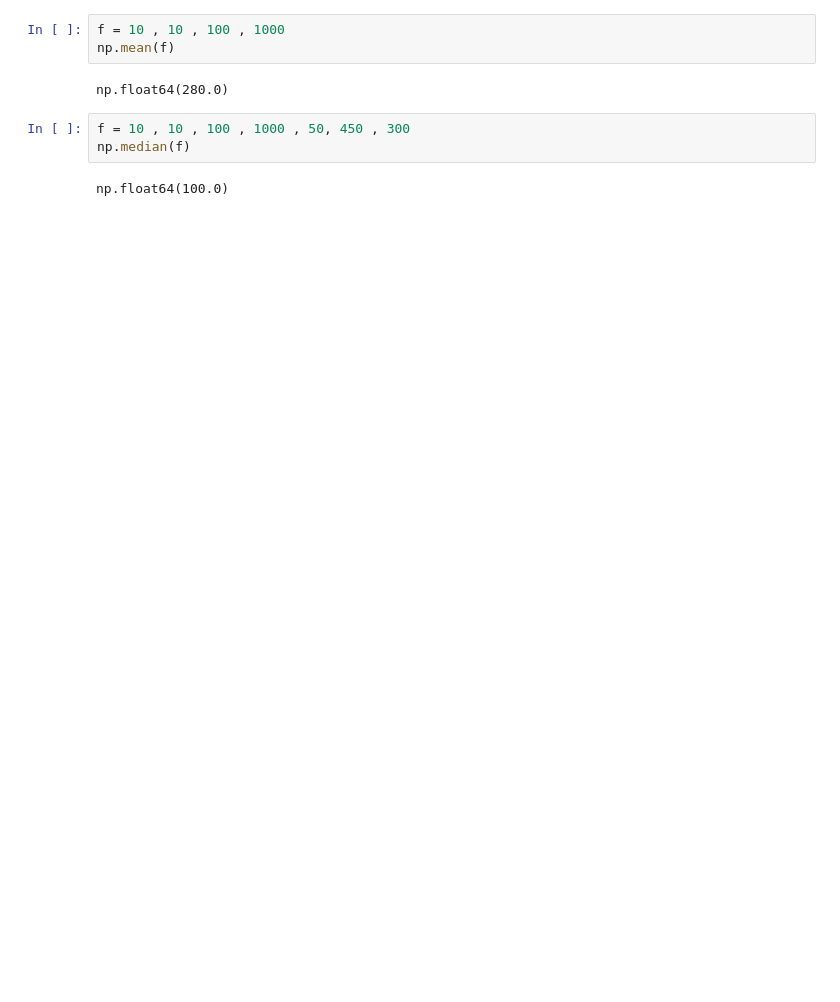
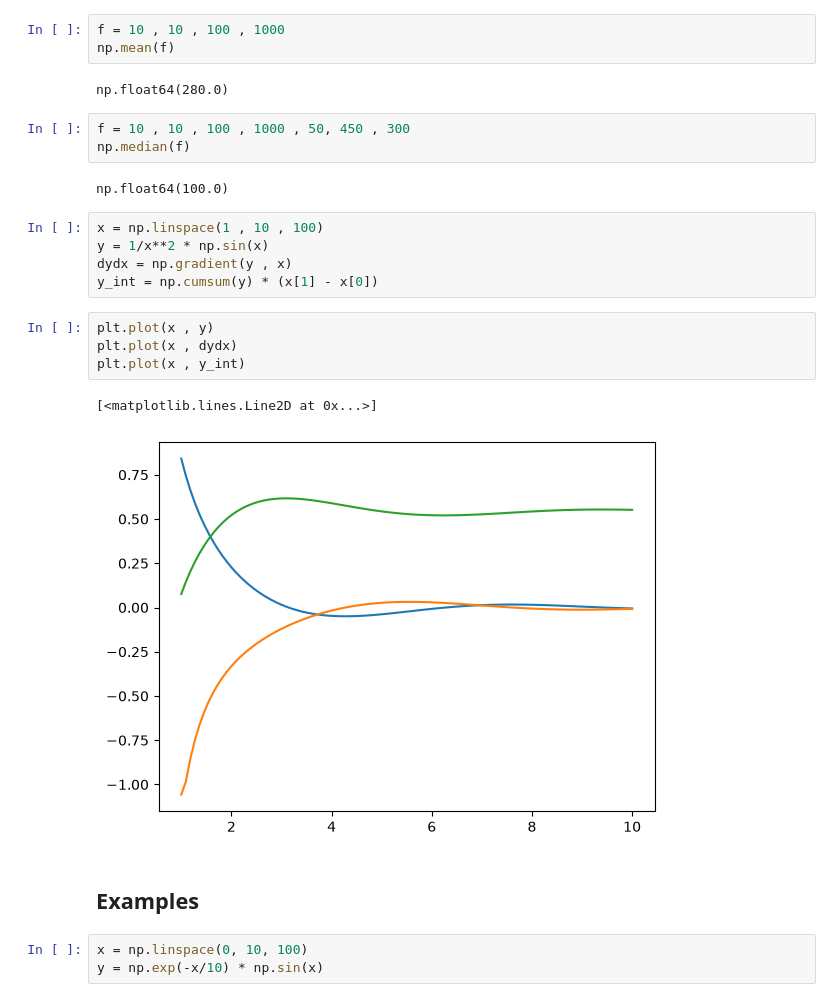
Before and after one commit to Abdo-Eslam/AI-Foundation-Math, a Jupyter notebook: linear_algebra_practice.ipynb, the cells around one changed output. Drawn from its saved outputs; the diff is of its cells as text; blank space fills up the shorter version.

```diff
--- a/linear_algebra_practice.ipynb
+++ b/linear_algebra_practice.ipynb
@@ -138,3 +138,20 @@ f = 10 , 10 , 100 , 1000 , 50, 450 , 300
 np.median(f)
 # %% [output]
 np.float64(100.0)
+# %%
+x = np.linspace(1 , 10 , 100)
+y = 1/x**2 * np.sin(x)
+dydx = np.gradient(y , x)
+y_int = np.cumsum(y) * (x[1] - x[0])
+# %%
+plt.plot(x , y)
+plt.plot(x , dydx)
+plt.plot(x , y_int)
+# %% [output]
+[<matplotlib.lines.Line2D at 0x...>]
+[figure, added]
+# %% [markdown]
+## Examples
+# %%
+x = np.linspace(0, 10, 100)
+y = np.exp(-x/10) * np.sin(x)
```
Also changed, not shown: parts of 11 cells of this notebook.
